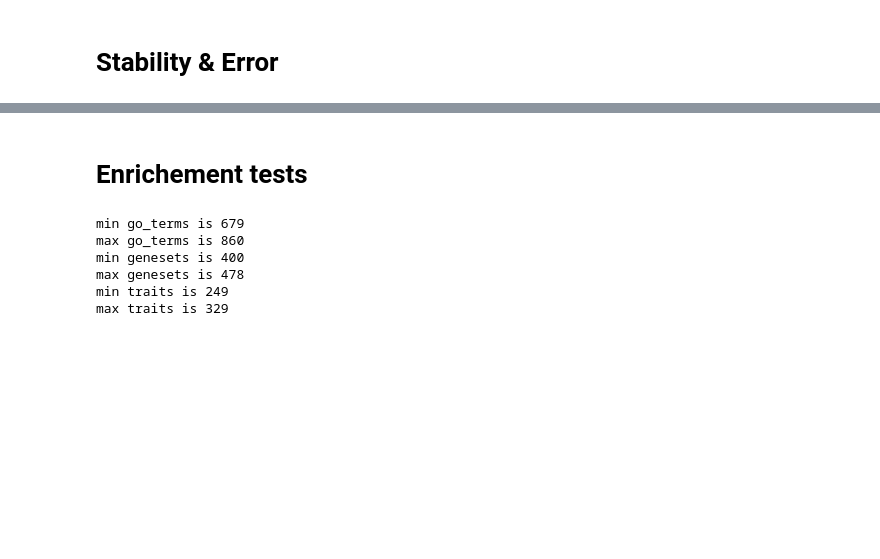
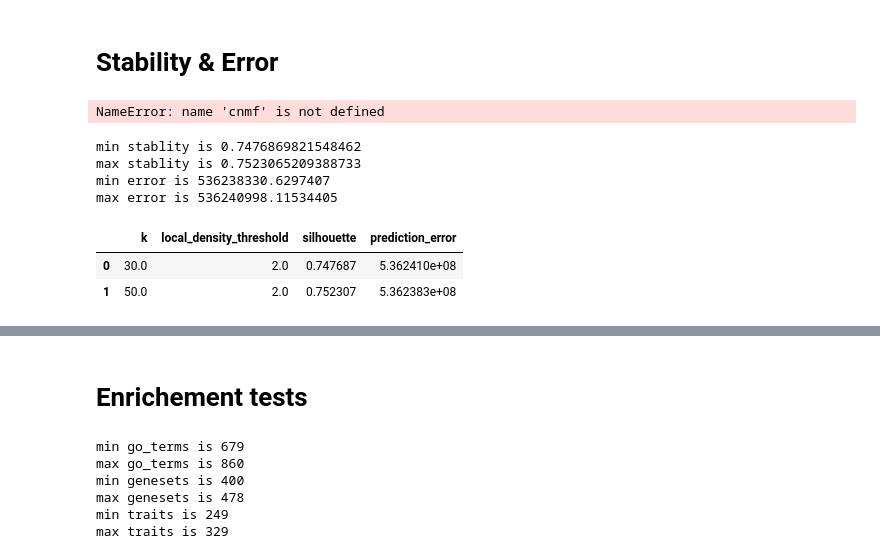
Before and after one commit to EngreitzLab/cNMF_benchmarking, a Jupyter notebook: cNMF_benchmarking_pipeline/Plotting/JupterNote_Version/cNMF_k_selection.ipynb, the cells around one changed output, grey strips where cells are left out. Saved outputs shown, nothing was run; the diff lists cells and outputs as text; code cells hidden in the pictures; blank space fills up the shorter version.

```diff
--- a/cNMF_benchmarking_pipeline/Plotting/JupterNote_Version/cNMF_k_selection.ipynb
+++ b/cNMF_benchmarking_pipeline/Plotting/JupterNote_Version/cNMF_k_selection.ipynb
@@ -14,11 +85,41 @@ from Plotting.src import (load_stablity_error_data, plot_stablity_error,\
+# %%
+def load_stablity_error_data(output_directory,run_name, components = [30, 50, 60, 80, 100, 200, 250, 300]):
+
+    cnmf_obj = cnmf.cNMF(output_dir=output_directory, name=run_name)
+
+    stats = []
+    norm_counts = sc.read(cnmf_obj.paths['normalized_counts'])
+    for k in components:
+        stats.append(cnmf_obj.consensus(k, skip_density_and_return_after_stats=True, show_clustering=False, close_clustergram_fig=True, norm_counts=norm_counts).stats)
+
+    stats = pd.DataFrame(stats)
+
+    print("min stablity is", stats['silhouette'].min())
+    print("max stablity is", stats['silhouette'].max())
+
+    print("min error is",stats['prediction_error'].min())
+    print("max error is",stats['prediction_error'].max())
+
+    return stats
 # %%
-output_directory = "/oak/stanford/groups/engreitz/Users/ymo/NMF_re-inplementing/Results/torch-cNMF_evaluation"
+output_directory = "/oak/stanford/groups/engreitz/Users/ymo/NMF_re-inplementing/Results/torch-cNMF_evaluation/batch/v100"
 run_name = "092525_100k_cells_10iter_torch_halsvar_batch_e7_v100s"
 folder = f"{output_directory}/{run_name}/Eval"
-components = [30, 50, 60, 80, 100, 200, 250, 300]
-stats_torch_batch = load_stablity_error_data( output_directory = output_directory, run_name = run_name, components = components)
-stats_torch_batch
+components = [30, 50] # 60, 80, 100, 200, 250, 300]
+stats = load_stablity_error_data( output_directory = output_directory, run_name = run_name, components = components)
+stats
+# %% [output]
+NameError: name 'cnmf' is not defined
 # %%
+folder = f"{output_directory}/{run_name}/Eval"
+components = [30, 50] # 60, 80, 100, 200, 250, 300]
 stats = load_stablity_error_data( output_directory = output_directory, run_name = run_name, components = components)
-
-plot_stablity_error(stats)
+stats
+# %% [output]
+min stablity is 0.7476869821548462
+max stablity is 0.7523065209388733
+min error is 536238330.6297407
+max error is 536240998.11534405
+|  | k | local_density_threshold | silhouette | prediction_error |
+| 0 | 30.0 | 2.0 | 0.747687 | 5.362410e+08 |
+| 1 | 50.0 | 2.0 | 0.752307 | 5.362383e+08 |
```
Also changed, not shown: parts of 3 cells of this notebook, 2 other files.
